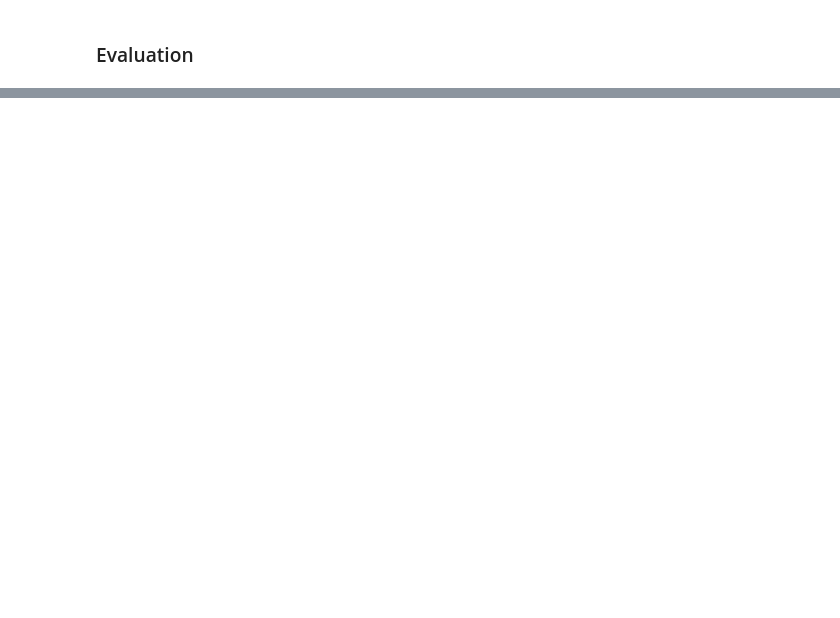
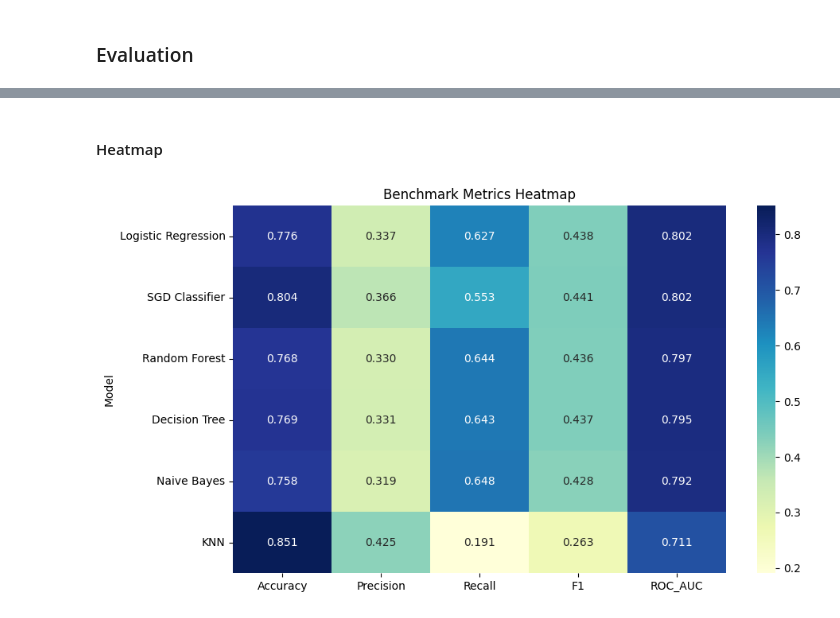
Before and after one commit to MohammedBabaqi/DiaClassifier-Benchmarking-ML-Models, a Jupyter notebook: notebooks/diabetes_classification_multiple_model_pipline.ipynb, the cells around one changed output, grey strips where cells are left out. Drawn from its saved outputs; the diff is of its cells as text; code cells hidden in the pictures; blank space fills up the shorter version.

```diff
--- a/notebooks/diabetes_classification_multiple_model_pipline.ipynb
+++ b/notebooks/diabetes_classification_multiple_model_pipline.ipynb
@@ -435,0 +584,12 @@ plt.show()
+# %% [markdown]
+#### Heatmap
+# %%
+plt.figure(figsize=(10, 6))
+sns.heatmap(
+    benchmark_df.set_index("Model")[["Accuracy", "Precision", "Recall", "F1", "ROC_AUC"]],
+    annot=True, fmt=".3f", cmap="YlGnBu"
+)
+plt.title("Benchmark Metrics Heatmap")
+plt.show()
+# %% [output]
+[figure, added]
```
Also changed, not shown: parts of 29 cells of this notebook.
